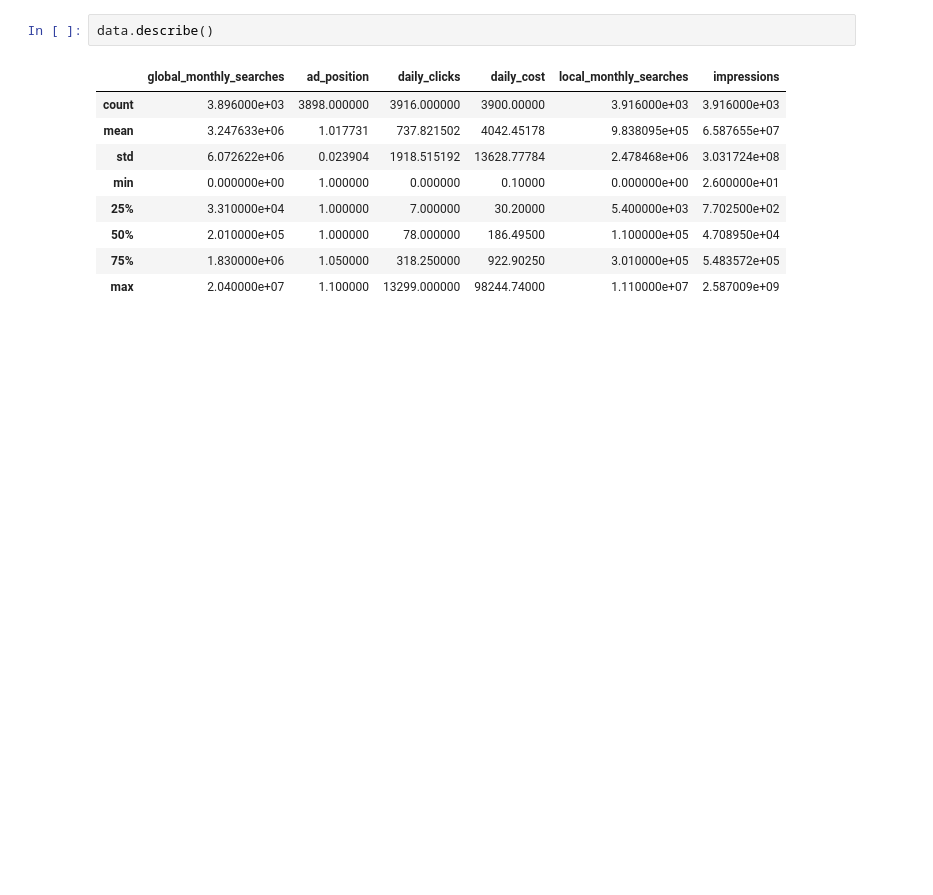
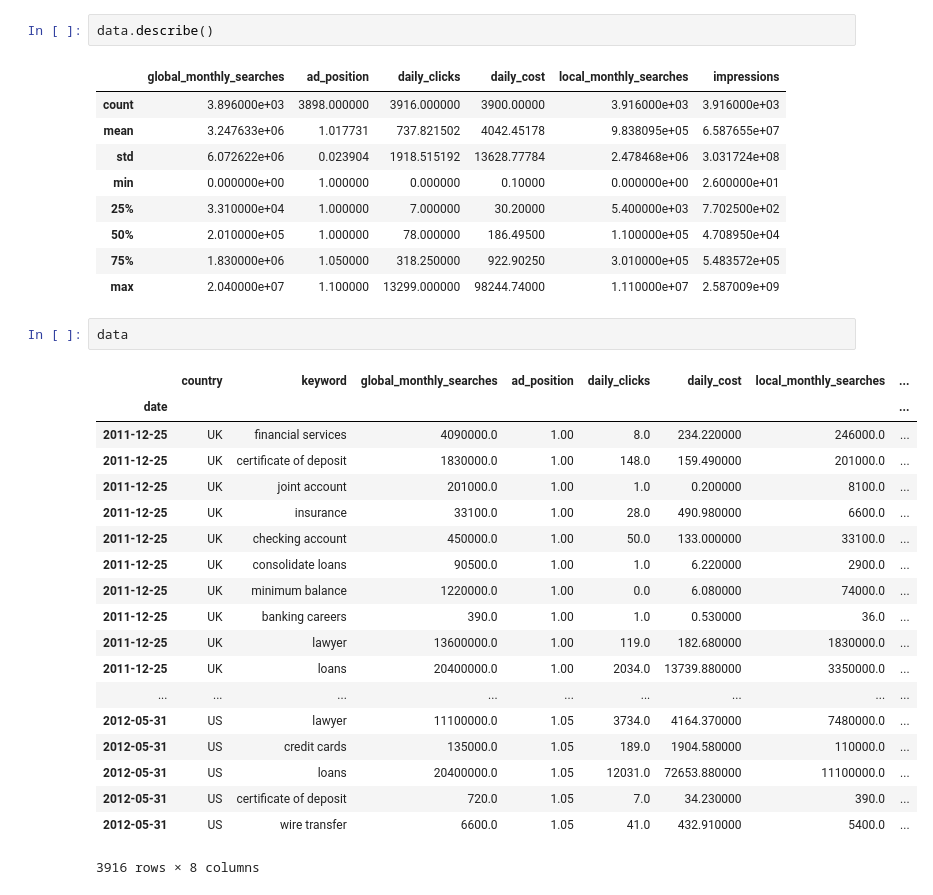
Before and after one commit to caheredia/ad_data_challenge, a Jupyter notebook: 0.1_ch_data_exploration.ipynb, the cells around one changed output. Cells and saved outputs as stored; diff of their text form; blank space fills up the shorter version.

```diff
--- a/0.1_ch_data_exploration.ipynb
+++ b/0.1_ch_data_exploration.ipynb
@@ -84,3 +80,25 @@ data.describe()
 | 50% | 2.010000e+05 | 1.000000 | 78.000000 | 186.49500 | 1.100000e+05 | 4.708950e+04 |
 | 75% | 1.830000e+06 | 1.050000 | 318.250000 | 922.90250 | 3.010000e+05 | 5.483572e+05 |
 | max | 2.040000e+07 | 1.100000 | 13299.000000 | 98244.74000 | 1.110000e+07 | 2.587009e+09 |
+# %%
+data
+# %% [output]
+|  | country | keyword | global_monthly_searches | ad_position | daily_clicks | daily_cost | local_monthly_searches | ... |
+| date |  |  |  |  |  |  |  | ... |
+| 2011-12-25 | UK | financial services | 4090000.0 | 1.00 | 8.0 | 234.220000 | 246000.0 | ... |
+| 2011-12-25 | UK | certificate of deposit | 1830000.0 | 1.00 | 148.0 | 159.490000 | 201000.0 | ... |
+| 2011-12-25 | UK | joint account | 201000.0 | 1.00 | 1.0 | 0.200000 | 8100.0 | ... |
+| 2011-12-25 | UK | insurance | 33100.0 | 1.00 | 28.0 | 490.980000 | 6600.0 | ... |
+| 2011-12-25 | UK | checking account | 450000.0 | 1.00 | 50.0 | 133.000000 | 33100.0 | ... |
+| 2011-12-25 | UK | consolidate loans | 90500.0 | 1.00 | 1.0 | 6.220000 | 2900.0 | ... |
+| 2011-12-25 | UK | minimum balance | 1220000.0 | 1.00 | 0.0 | 6.080000 | 74000.0 | ... |
+| 2011-12-25 | UK | banking careers | 390.0 | 1.00 | 1.0 | 0.530000 | 36.0 | ... |
+| 2011-12-25 | UK | lawyer | 13600000.0 | 1.00 | 119.0 | 182.680000 | 1830000.0 | ... |
+| 2011-12-25 | UK | loans | 20400000.0 | 1.00 | 2034.0 | 13739.880000 | 3350000.0 | ... |
+| ... | ... | ... | ... | ... | ... | ... | ... | ... |
+| 2012-05-31 | US | lawyer | 11100000.0 | 1.05 | 3734.0 | 4164.370000 | 7480000.0 | ... |
+| 2012-05-31 | US | credit cards | 135000.0 | 1.05 | 189.0 | 1904.580000 | 110000.0 | ... |
+| 2012-05-31 | US | loans | 20400000.0 | 1.05 | 12031.0 | 72653.880000 | 11100000.0 | ... |
+| 2012-05-31 | US | certificate of deposit | 720.0 | 1.05 | 7.0 | 34.230000 | 390.0 | ... |
+| 2012-05-31 | US | wire transfer | 6600.0 | 1.05 | 41.0 | 432.910000 | 5400.0 | ... |
+3916 rows × 8 columns
```
Also changed, not shown: parts of 5 cells of this notebook.
